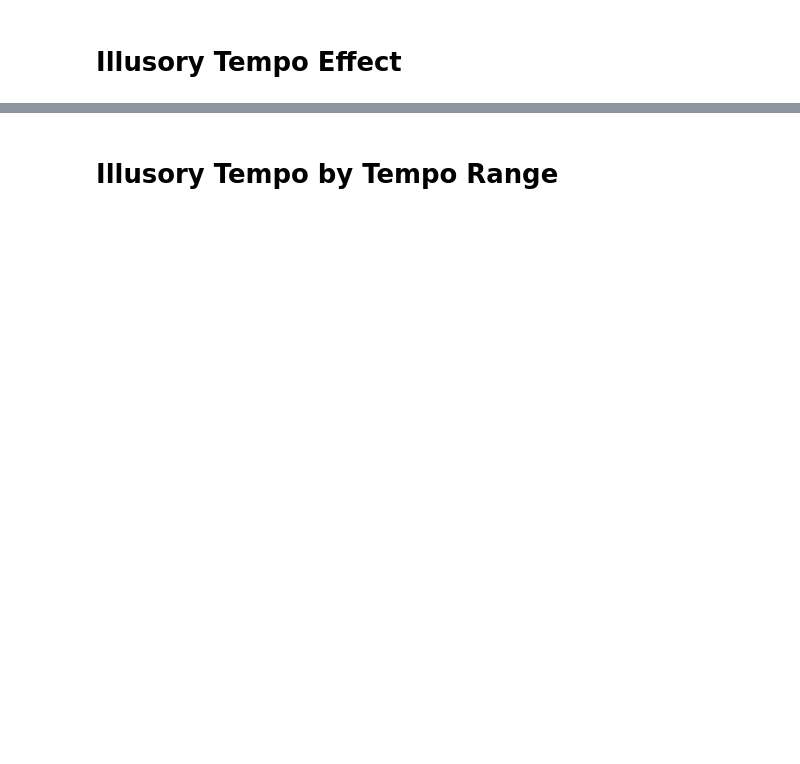
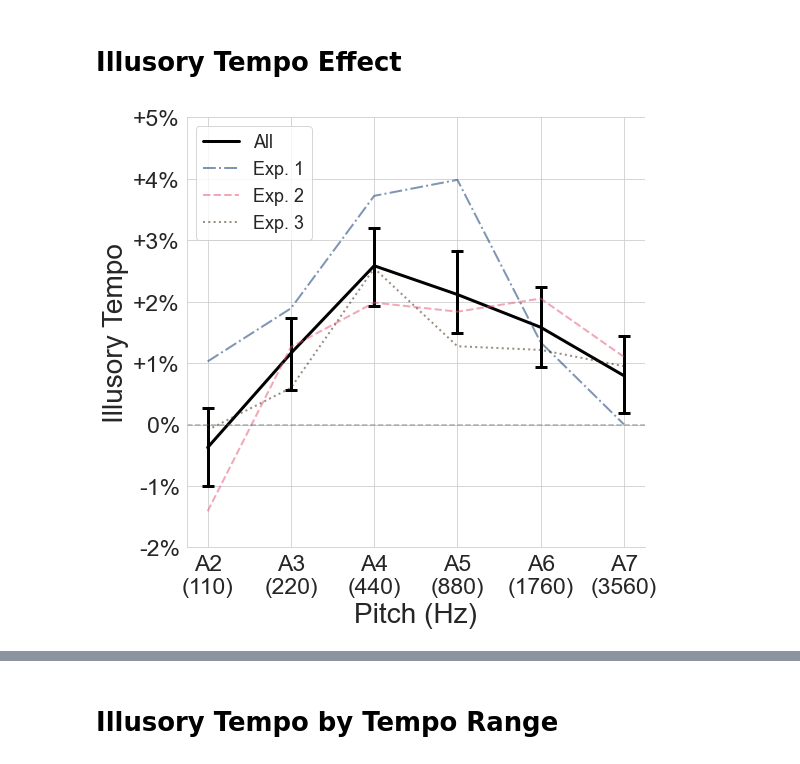
Before and after one commit to jpazdera/IllusoryTempo, a Jupyter notebook: E3/analysis/Combined Analysis.ipynb, the cells around one changed output, grey strips where cells are left out. Saved outputs shown, nothing was run; the diff lists cells and outputs as text; code cells hidden in the pictures; blank space fills up the shorter version.

```diff
--- a/E3/analysis/Combined Analysis.ipynb
+++ b/E3/analysis/Combined Analysis.ipynb
@@ -149,5 +173,24 @@ plt.gcf().savefig(FIGURE_PATH + 'raw_ratings_combined.svg')
 # %% [markdown]
 # Illusory Tempo Effect
+# %%
+plt.figure()
+sns.lineplot(x='pitch', y='illusory_tempo', data=data, color='k', marker='',
+             err_style='bars', err_kws=dict(capsize=6, lw=3, capthick=3), lw=3, label='All')
+sns.lineplot(x='pitch', y='illusory_tempo', data=data[data.subject < 1000], color='#002c6a', marker='', ls='-.', err_style=None, lw=2, alpha=.5, label='Exp. 1')
+sns.lineplot(x='pitch', y='illusory_tempo', data=data[(data.subject > 1000) & (data.subject < 2000)], color='#e45171', marker='', ls='--', err_style=None, lw=2, alpha=.5, label='Exp. 2')
+sns.lineplot(x='pitch', y='illusory_tempo', data=data[data.subject > 2000], color='#341c02', marker='', ls=':', err_style=None, lw=2, alpha=.5, label='Exp. 3')
+plt.legend(loc=2)
+plt.axhline(0, ls='--', c='#5E6A71', alpha=.5)
+plt.ylim(-2, 5)
+plt.xticks(range(2, 8), ['A2\n(110)', 'A3\n(220)', 'A4\n(440)', 'A5\n(880)', 'A6\n(1760)', 'A7\n(3560)'])
+plt.yticks(range(-2, 6), ['-2%', '-1%', '0%', '+1%', '+2%', '+3%', '+4%', '+5%'])
+plt.xlabel('Pitch (Hz)')
+plt.ylabel('Illusory Tempo')
+plt.gcf().set_size_inches(8, 7.5)
+plt.tight_layout()
+#plt.gcf().savefig(FIGURE_PATH + 'illusory_pitch_combined.svg')
+# %% [output]
+[figure, added]
 # %%
 plt.figure()
 sns.lineplot(x='pitch', y='residual', data=data, color='k', marker='',
```
Also changed, not shown: parts of 10 cells of this notebook.
